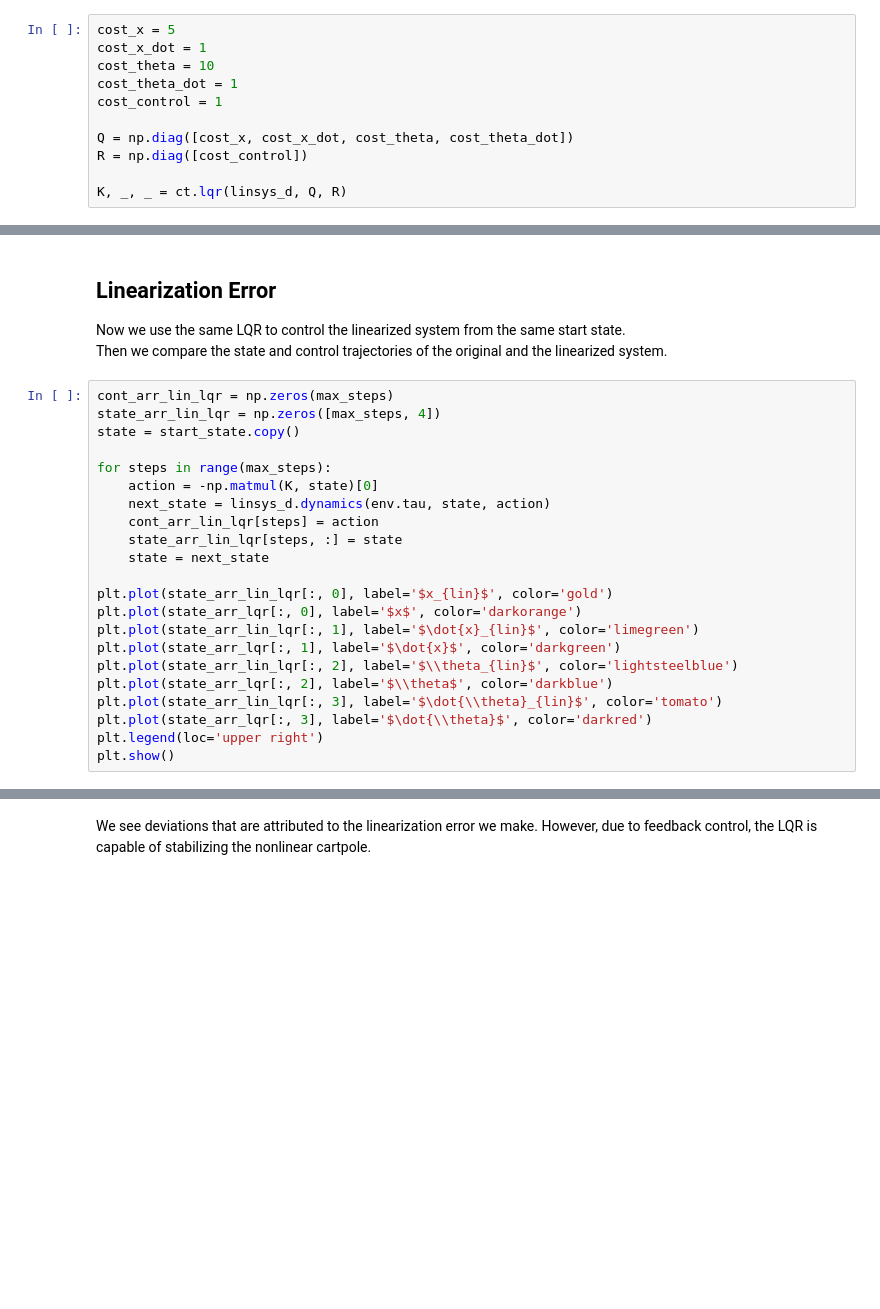
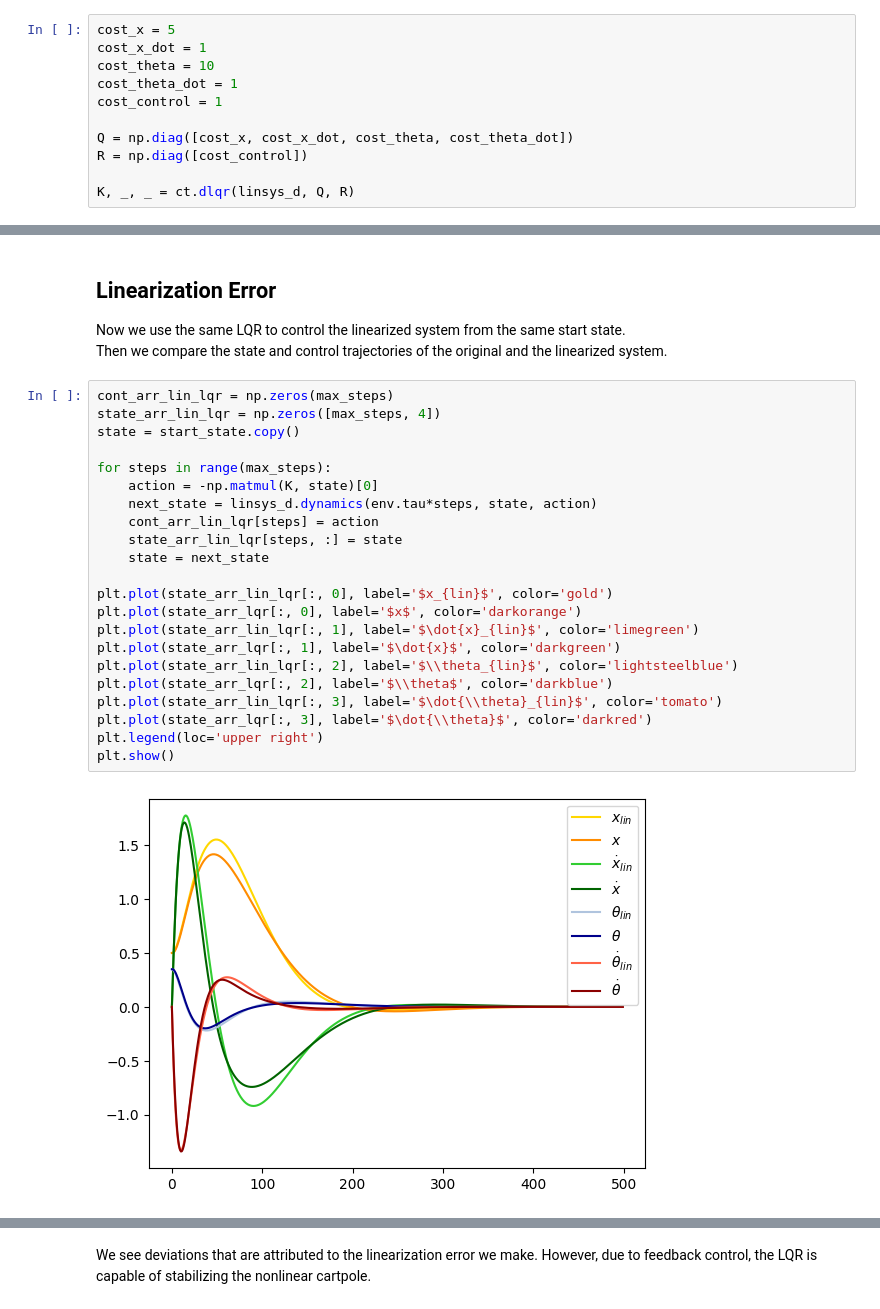
Before and after one commit to Data-Science-in-Mechanical-Engineering/RLLBC, a Jupyter notebook: class_examples/7. Learning-Based Control/Cartpole_lqr.ipynb, the cells around one changed output, grey strips where cells are left out. Cells and saved outputs as stored; diff of their text form; blank space fills up the shorter version.

```diff
--- a/class_examples/7. Learning-Based Control/Cartpole_lqr.ipynb
+++ b/class_examples/7. Learning-Based Control/Cartpole_lqr.ipynb
@@ -87,7 +87,7 @@ cost_control = 1
 Q = np.diag([cost_x, cost_x_dot, cost_theta, cost_theta_dot])
 R = np.diag([cost_control])
 
-K, _, _ = ct.lqr(linsys_d, Q, R)
+K, _, _ = ct.dlqr(linsys_d, Q, R)
 # %% [markdown]
 Define simulation timesteps and a start state
 # %%
@@ -142,25 +144,27 @@ Then we compare the state and control trajectories of the original and the linea
 # %%
 cont_arr_lin_lqr = np.zeros(max_steps)
 state_arr_lin_lqr = np.zeros([max_steps, 4])
 state = start_state.copy()
 
 for steps in range(max_steps):
     action = -np.matmul(K, state)[0]
-    next_state = linsys_d.dynamics(env.tau, state, action)
+    next_state = linsys_d.dynamics(env.tau*steps, state, action)
     cont_arr_lin_lqr[steps] = action
     state_arr_lin_lqr[steps, :] = state
     state = next_state
 
 plt.plot(state_arr_lin_lqr[:, 0], label='$x_{lin}$', color='gold')
 plt.plot(state_arr_lqr[:, 0], label='$x$', color='darkorange')
 plt.plot(state_arr_lin_lqr[:, 1], label='$\dot{x}_{lin}$', color='limegreen')
 plt.plot(state_arr_lqr[:, 1], label='$\dot{x}$', color='darkgreen')
 plt.plot(state_arr_lin_lqr[:, 2], label='$\\theta_{lin}$', color='lightsteelblue')
 plt.plot(state_arr_lqr[:, 2], label='$\\theta$', color='darkblue')
 plt.plot(state_arr_lin_lqr[:, 3], label='$\dot{\\theta}_{lin}$', color='tomato')
 plt.plot(state_arr_lqr[:, 3], label='$\dot{\\theta}$', color='darkred')
 plt.legend(loc='upper right')
 plt.show()
+# %% [output]
+[figure, added]
 # %%
 plt.plot(cont_arr_lin_lqr, label='$u_{lin}$', color='gold')
 plt.plot(cont_arr_lqr, label='$u$', color='darkorange')
```
Also changed, not shown: parts of 7 cells of this notebook, 5 other files.
